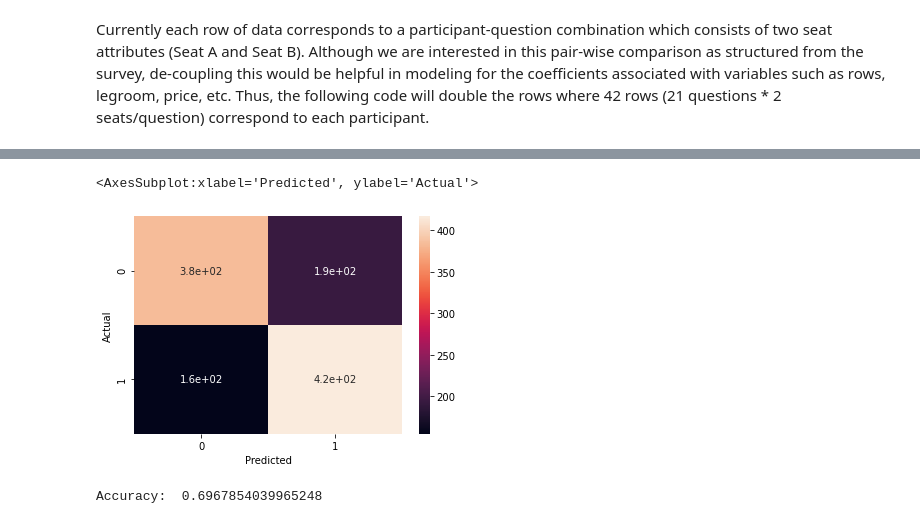
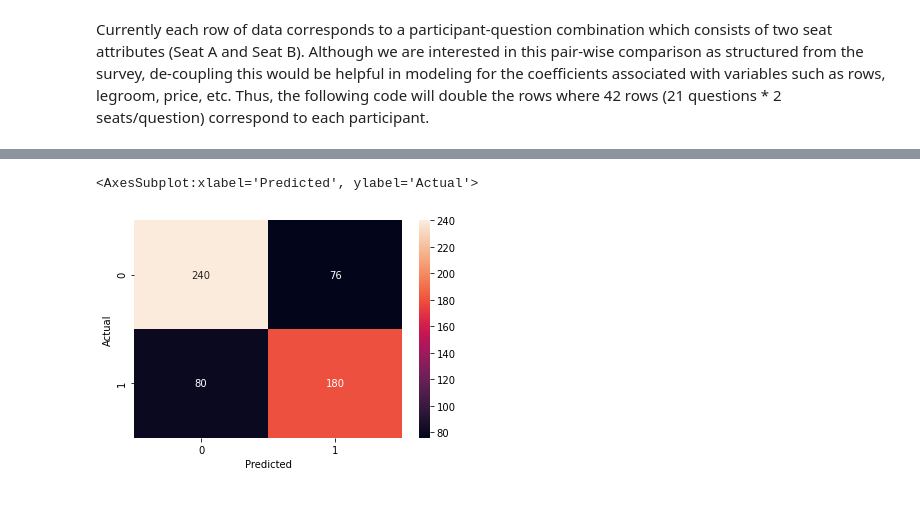
Before and after one commit to rwengstrom/AlaskaCapstone, a Jupyter notebook: Logistic.ipynb, the cells around one changed output, grey strips where cells are left out. Cells and saved outputs as stored; diff of their text form; code cells hidden in the pictures.

```diff
--- a/Logistic.ipynb
+++ b/Logistic.ipynb
@@ -409,0 +482,3 @@ There is uncertainty regarding whether to scale the incremental price versus sca
+# %%
+df_logistic = df_clean_dummies
+df_logistic.head()
@@ -409,0 +502,15 @@ There is uncertainty regarding whether to scale the incremental price versus sca
+# %%
+# Define output variable
+y = df_logistic.choice_binary
+# Drop output variable from dataset to form input vector
+X = df_logistic.drop('choice_binary', axis=1)
+
+
+# Use sklearn function train_test_split() to performa an 80-20 split
+X_train, X_test, y_train, y_test = train_test_split(X,y,test_size = 0.2)
+# Verify shape of different sets
+print("shape of original dataset :",df_logistic.shape)
+print("shape of input - training set", X_train.shape)
+print("shape of output - training set", y_train.shape)
+print("shape of input - testing set", X_test.shape)
+print("shape of output - testing set", y_test.shape)
@@ -572,0 +808,5 @@ Please also refer to the documentation for alternative solver options:
+# %%
+xgb_model = XGBClassifier()
+xgb_model.fit(X_train, y_train)
+xgb_scale_model = XGBClassifier()
+xgb_scale_model.fit(Xscale_train, yscale_train)
@@ -573,13 +844,11 @@ Please also refer to the documentation for alternative solver options:
+# %%
+# make predictions for test data
+xgb_ypred = xgb_model.predict(X_test)
+xgb_scale_ypred = xgb_scale_model.predict(Xscale_test)
 # %%
 #Print Confusion Matrix
-confusion_matrix = pd.crosstab(y_test, y_pred, rownames=['Actual'], colnames=['Predicted'])
-sns.heatmap(confusion_matrix, annot=True)
+confusion_matrix = pd.crosstab(y_test, xgb_ypred, rownames=['Actual'], colnames=['Predicted'])
+sns.heatmap(confusion_matrix, annot=True, fmt='g')
 # %% [output]
 <AxesSubplot:xlabel='Predicted', ylabel='Actual'>
-[figure, old version]
+[figure, new version]
-# %%
-#Print Accuracy Score
-print('Accuracy: ',metrics.accuracy_score(y_test, y_pred))
-plt.show()
-# %% [output]
-Accuracy:  0.6967854039965248
```
Also changed, not shown: parts of 63 cells of this notebook.
